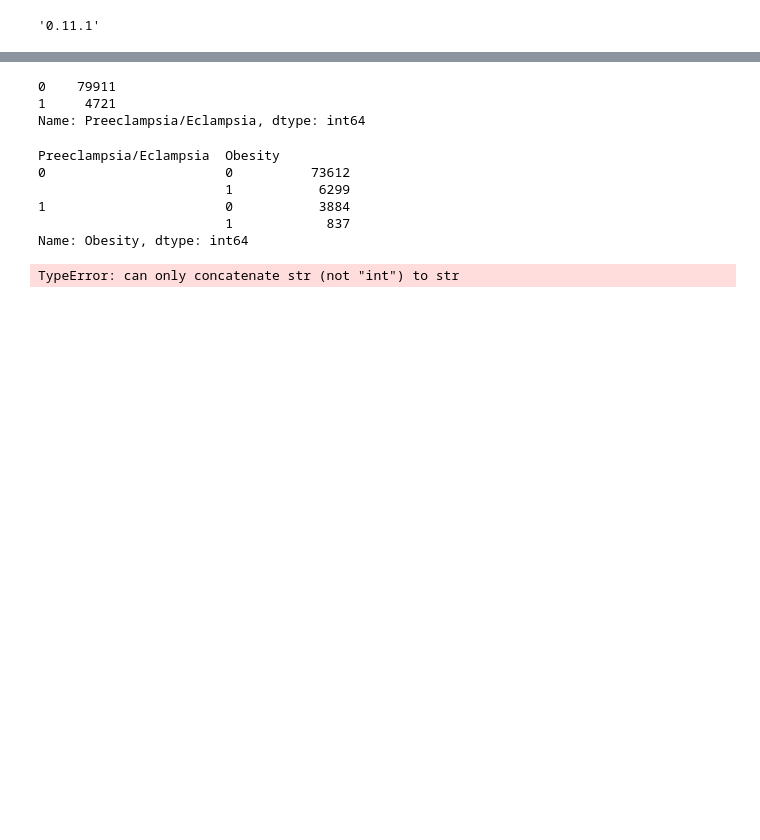
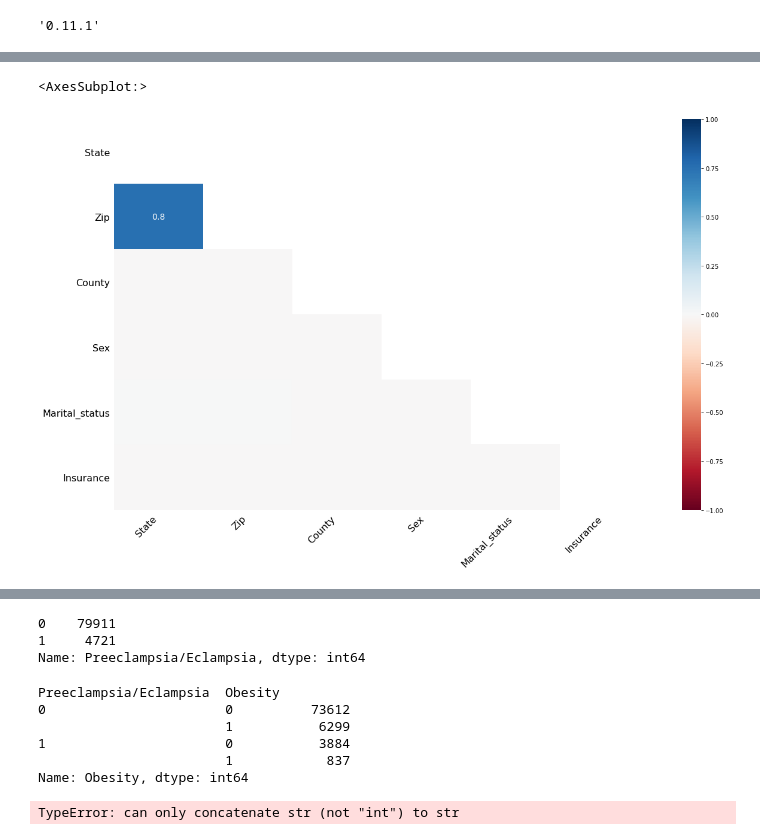
Before and after one commit to rachellb/Bennett_OUDSA5900, a Jupyter notebook: Descriptions/Oklahoma Descriptions.ipynb, the cells around one changed output, grey strips where cells are left out. Cells and saved outputs as stored; diff of their text form; code cells hidden in the pictures; blank space fills up the shorter version.

```diff
--- a/Descriptions/Oklahoma Descriptions.ipynb
+++ b/Descriptions/Oklahoma Descriptions.ipynb
@@ -308 +357,6 @@ Comorbidities
 dtype: int64
+# %%
+msno.heatmap(data)
+# %% [output]
+<AxesSubplot:>
+[figure, added]
```
Also changed, not shown: parts of 13 cells of this notebook, 2 other files.
